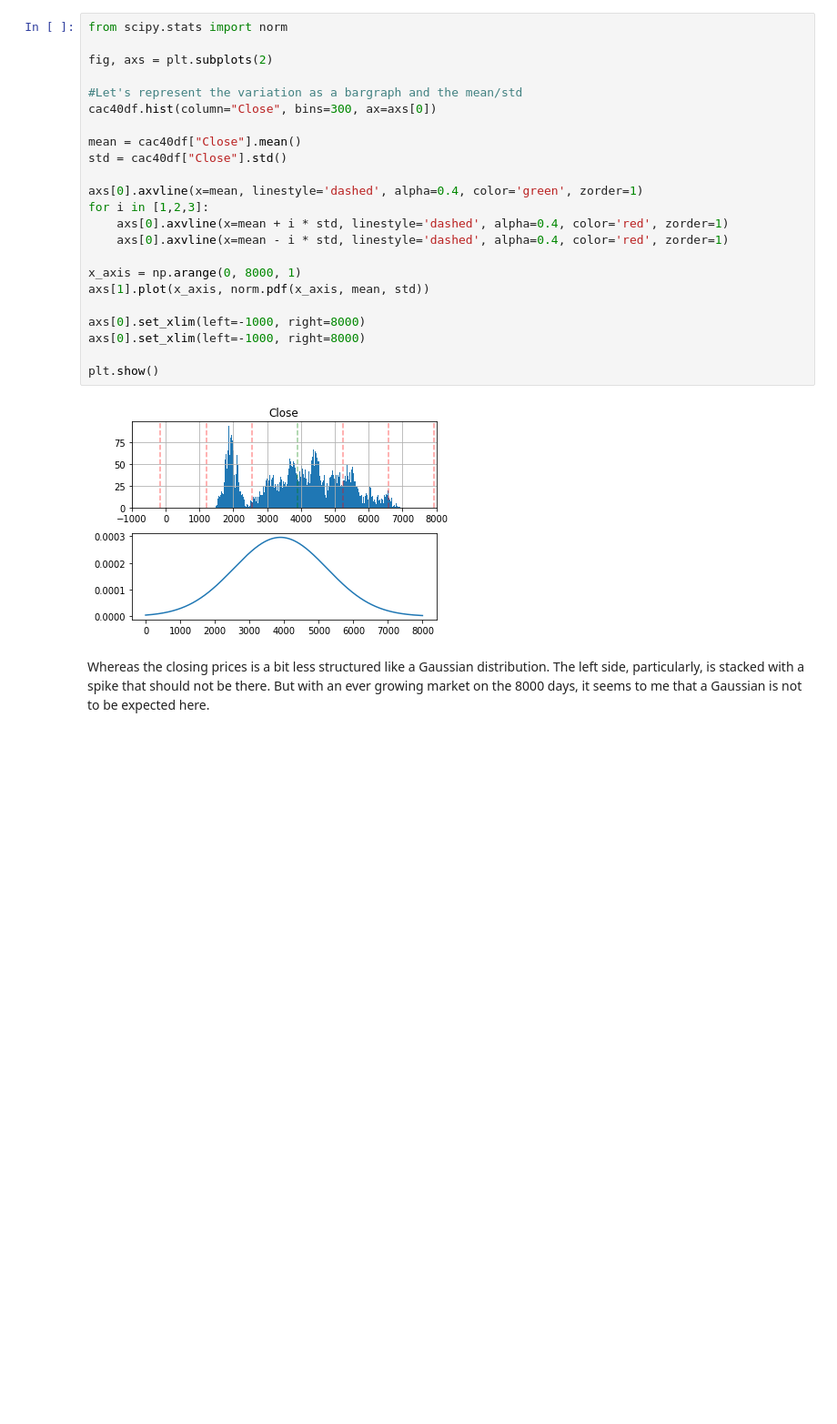
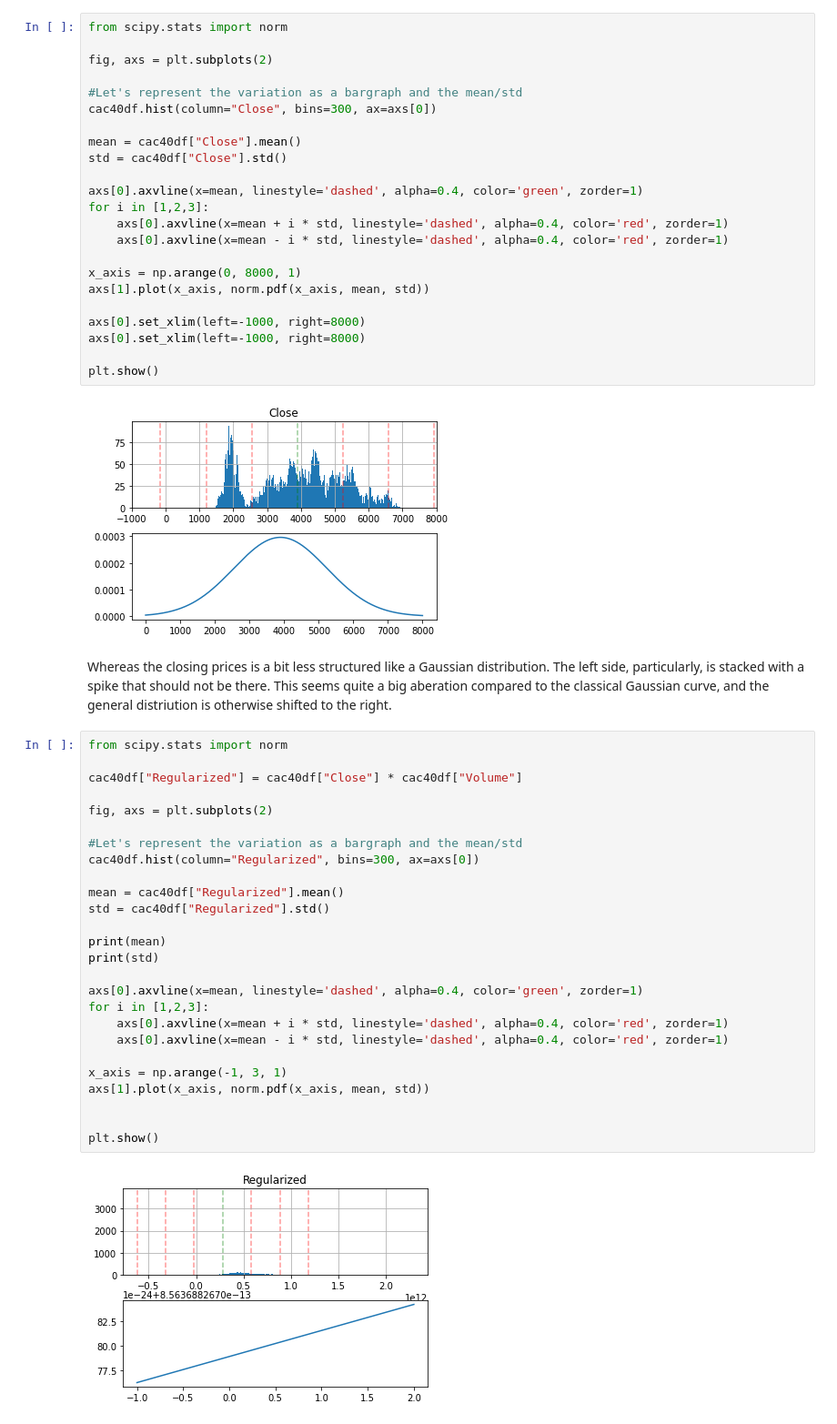
Before and after one commit to maximewel/ml_data_mining, a Jupyter notebook: serie1/serie1.ipynb, the cells around one changed output. Shown at 91% size. Drawn from its saved outputs; the diff is of its cells as text; blank space fills up the shorter version.

```diff
--- a/serie1/serie1.ipynb
+++ b/serie1/serie1.ipynb
@@ -330,4 +330,32 @@ plt.show()
 # %% [output]
 [figure]
 # %% [markdown]
-Whereas the closing prices is a bit less structured like a Gaussian distribution. The left side, particularly, is stacked with a spike that should not be there. But with an ever growing market on the 8000 days, it seems to me that a Gaussian is not to be expected here.
+Whereas the closing prices is a bit less structured like a Gaussian distribution. The left side, particularly, is stacked with a spike that should not be there. This seems quite a big aberation compared to the classical Gaussian curve, and the general distriution is otherwise shifted to the right.
+# %%
+from scipy.stats import norm
+
+cac40df["Regularized"] = cac40df["Close"] * cac40df["Volume"]
+
+fig, axs = plt.subplots(2)
+
+#Let's represent the variation as a bargraph and the mean/std
+cac40df.hist(column="Regularized", bins=300, ax=axs[0])
+
+mean = cac40df["Regularized"].mean()
+std = cac40df["Regularized"].std()
+
+print(mean)
+print(std)
+
+axs[0].axvline(x=mean, linestyle='dashed', alpha=0.4, color='green', zorder=1)
+for i in [1,2,3]:
+    axs[0].axvline(x=mean + i * std, linestyle='dashed', alpha=0.4, color='red', zorder=1)
+    axs[0].axvline(x=mean - i * std, linestyle='dashed', alpha=0.4, color='red', zorder=1)
+
+x_axis = np.arange(-1, 3, 1)
+axs[1].plot(x_axis, norm.pdf(x_axis, mean, std))
+
+
+plt.show()
+# %% [output]
+[figure, added]
```
Also changed, not shown: parts of 3 cells of this notebook.
